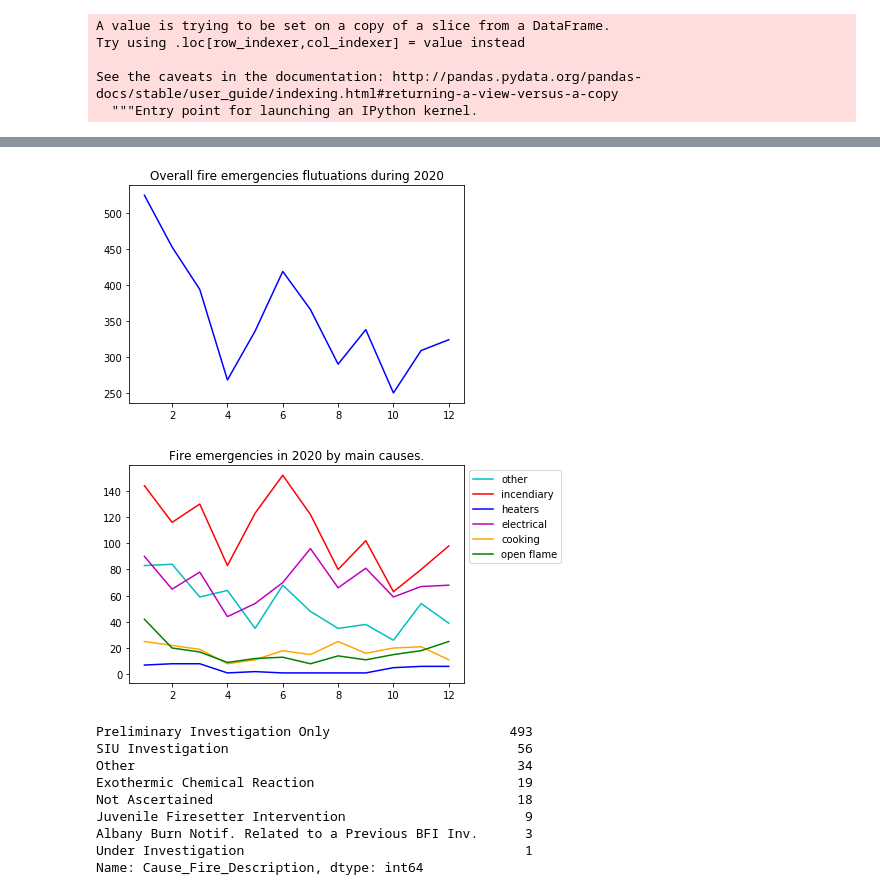
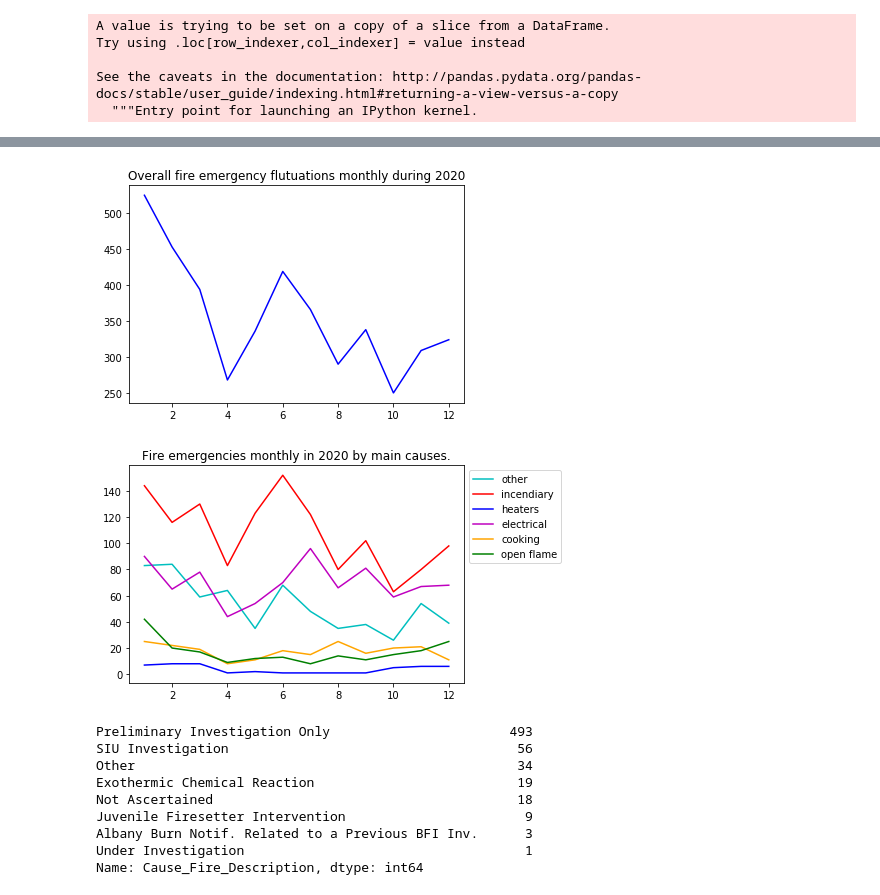
Before and after one commit to molinexx/Data-analysis-with-Python, a Jupyter notebook: NYC Fire data.ipynb, the cells around one changed output, grey strips where cells are left out. Saved outputs shown, nothing was run; the diff lists cells and outputs as text; code cells hidden in the pictures.

```diff
--- a/NYC Fire data.ipynb
+++ b/NYC Fire data.ipynb
@@ -411,10 +392,10 @@ open_flame = fire_2020[fire_2020["Fire_Code_Category"]== "Open Flame"]["month"].
 cooking_carelessness = fire_2020[fire_2020["Fire_Code_Category"]== "Cooking Carelessness"]["month"].value_counts().sort_index()
 # %%
 plt.plot(all_fire, color = "b")
-plt.title("Overall fire emergencies flutuations during 2020")
+plt.title("Overall fire emergency flutuations monthly during 2020")
 plt.show()
 # %% [output]
-[figure, old version]
+[figure, new version]
 # %%
 plt.plot(other, color = "c" )
 plt.plot(incendiary, color = "r")
@@ -423,10 +404,10 @@ plt.plot(electrical, color = "m")
 plt.plot(cooking_carelessness, color = "orange")
 plt.plot(open_flame, color = "g")
 plt.legend(['other','incendiary', 'heaters', 'electrical', 'cooking', 'open flame'], loc = 0, bbox_to_anchor =(1,1))
-plt.title("Fire emergencies in 2020 by main causes.")
+plt.title("Fire emergencies monthly in 2020 by main causes.")
 plt.show()
 # %% [output]
-[figure, old version]
+[figure, new version]
 # %%
 #whatare the other category description:
 fire_2020[fire_2020["Fire_Code_Category"] == "Other"]["Cause_Fire_Description" ].value_counts()
```
Also changed, not shown: parts of 6 cells of this notebook.
